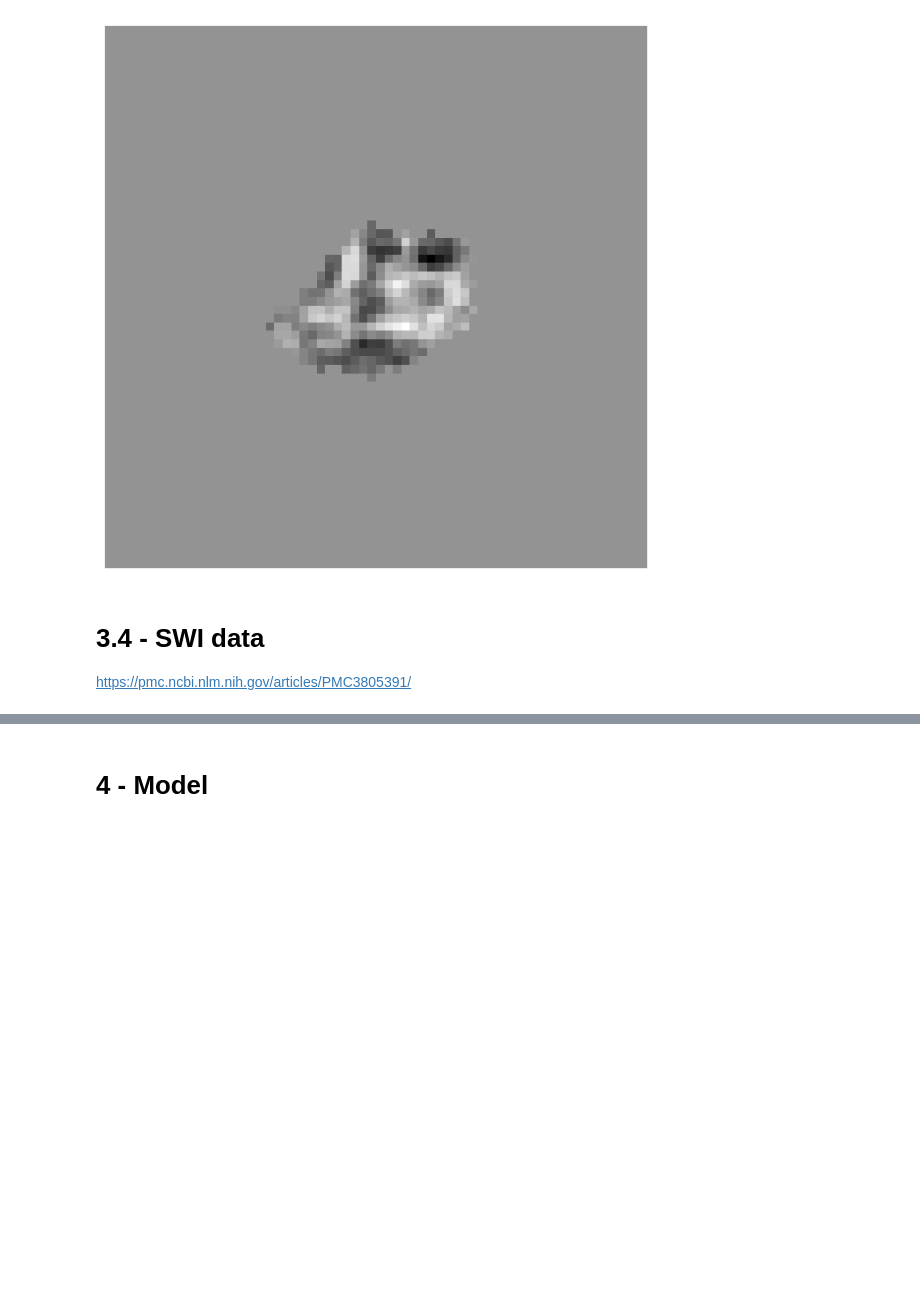
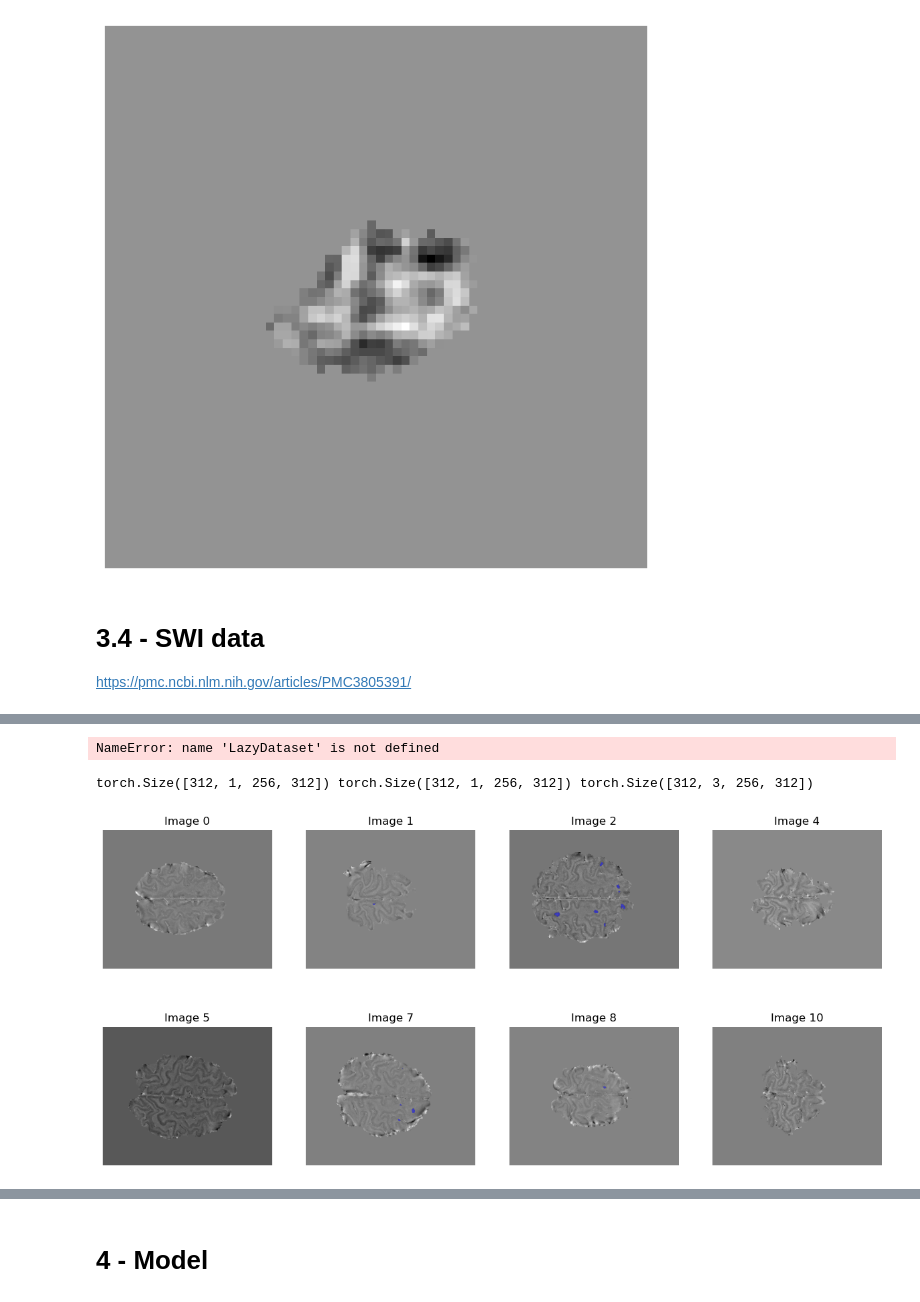
Before and after one commit to optimazter/prl_seg, a Jupyter notebook: visualization.ipynb, the cells around one changed output, grey strips where cells are left out. Saved outputs shown, nothing was run; the diff lists cells and outputs as text; code cells hidden in the pictures; blank space fills up the shorter version.

```diff
--- a/visualization.ipynb
+++ b/visualization.ipynb
@@ -244,0 +370,28 @@ Mean of T2*-phase high-pass filtered: -1.7871249914169312, Std of T2*-phase high
+# %%
+train_star_data_3d = LazyDataset(DIR_TRAIN_SWI_DATASET_3D)
+mag, phase, mask = train_star_data_3d[0]
+print(mag.shape, phase.shape, mask.shape)
+vis.run_app(
+    image_3d=vis.Image3D(mag[1220], image_config=vis.ImageConfig3D.CHWD)
+)
+# %% [output]
+NameError: name 'LazyDataset' is not defined
+# %%
+train_star_data = LazyDataset(DIR_TRAIN_SWI_DATASET)
+mag, phase, mask = train_star_data[0]
+
+print(mag.shape, phase.shape, mask.shape)
+
+n_rows = 2
+n_cols = 4
+example_idx = 70
+
+plt.close('all')
+fig, axs = plt.subplots(ncols = n_cols, nrows = n_rows, figsize = (15, 7))
+for i, (idx, ax) in enumerate( zip(np.linspace(0, len(train_star_data)-1, n_rows * n_cols, dtype=int), axs.flatten())):
+    img, phase, mask = train_star_data[idx]
+    #ax.imshow(img.numpy(), cmap='gray')
+    vis.plot_nifti_on_ax(ax, img = phase[example_idx, 0], mask=mask[example_idx], drop_first_label_channel=True, title = f"Image {idx}")
+# %% [output]
+torch.Size([312, 1, 256, 312]) torch.Size([312, 1, 256, 312]) torch.Size([312, 3, 256, 312])
+[figure, added]
```
Also changed, not shown: parts of 68 cells of this notebook, 9 other files.
